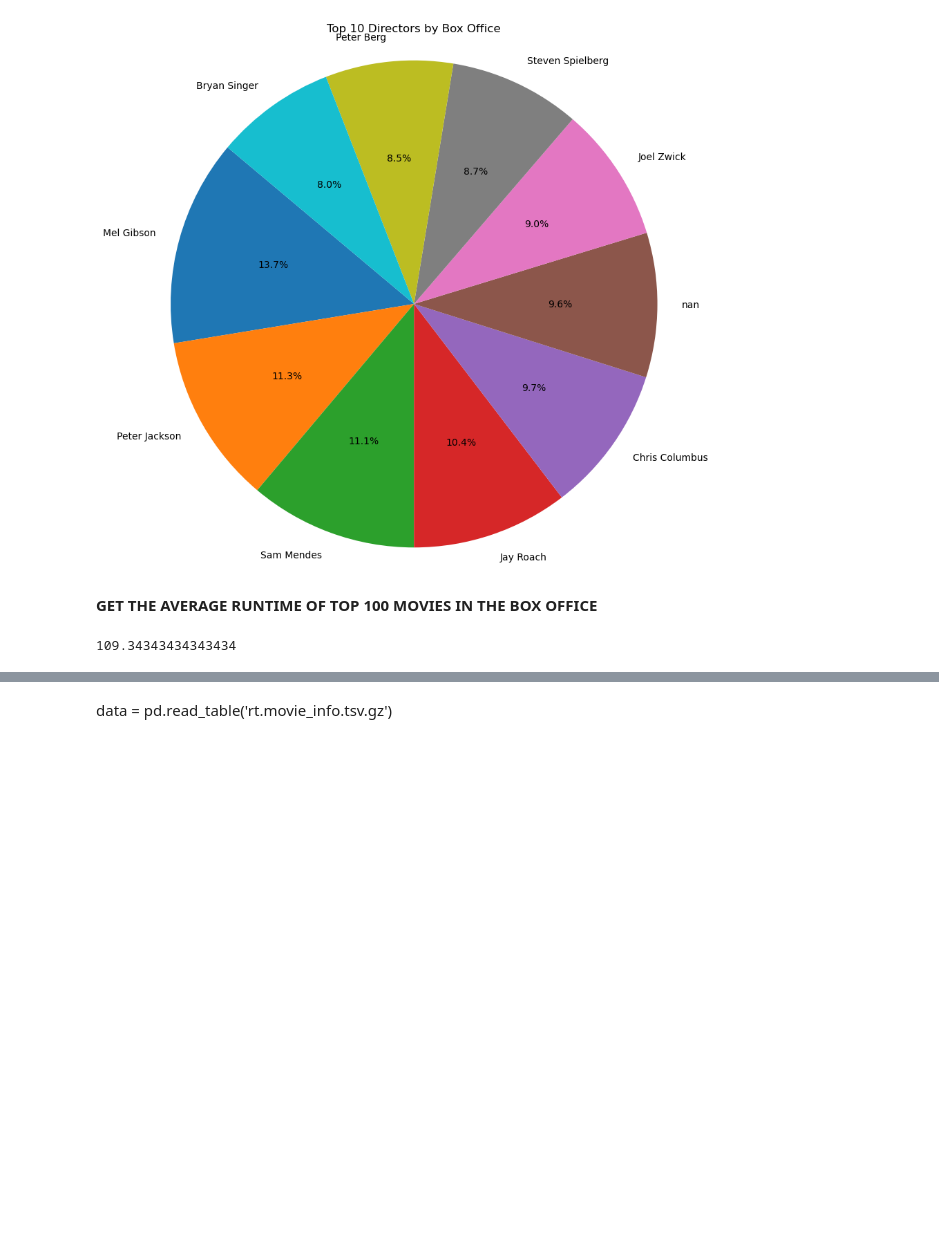
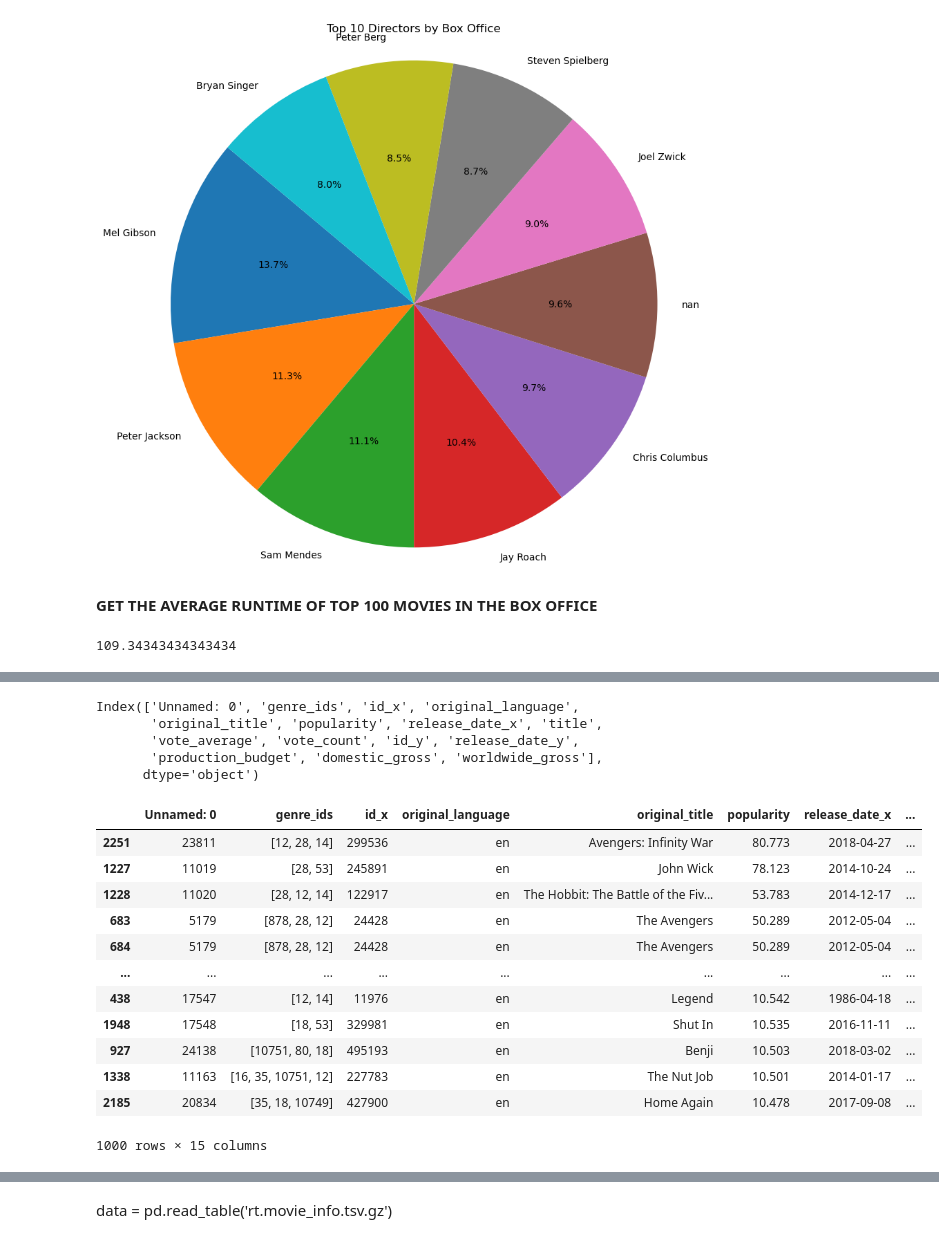
Before and after one commit to ISAACKW/PHASE1_PROJECT, a Jupyter notebook: index.ipynb, the cells around one changed output, grey strips where cells are left out. Saved outputs shown, nothing was run; the diff lists cells and outputs as text; code cells hidden in the pictures; blank space fills up the shorter version.

```diff
--- a/index.ipynb
+++ b/index.ipynb
@@ -233,0 +600,25 @@ average_runtime
+# %%
+df.columns
+# %% [output]
+Index(['Unnamed: 0', 'genre_ids', 'id_x', 'original_language',
+       'original_title', 'popularity', 'release_date_x', 'title',
+       'vote_average', 'vote_count', 'id_y', 'release_date_y',
+       'production_budget', 'domestic_gross', 'worldwide_gross'],
+      dtype='object')
+# %%
+top_1000_Pop_mvs = df.sort_values(by='popularity', ascending=False).head(1000)
+top_1000_Pop_mvs
+# %% [output]
+|  | Unnamed: 0 | genre_ids | id_x | original_language | original_title | popularity | release_date_x | ... |
+| 2251 | 23811 | [12, 28, 14] | 299536 | en | Avengers: Infinity War | 80.773 | 2018-04-27 | ... |
+| 1227 | 11019 | [28, 53] | 245891 | en | John Wick | 78.123 | 2014-10-24 | ... |
+| 1228 | 11020 | [28, 12, 14] | 122917 | en | The Hobbit: The Battle of the Fiv... | 53.783 | 2014-12-17 | ... |
+| 683 | 5179 | [878, 28, 12] | 24428 | en | The Avengers | 50.289 | 2012-05-04 | ... |
+| 684 | 5179 | [878, 28, 12] | 24428 | en | The Avengers | 50.289 | 2012-05-04 | ... |
+| ... | ... | ... | ... | ... | ... | ... | ... | ... |
+| 438 | 17547 | [12, 14] | 11976 | en | Legend | 10.542 | 1986-04-18 | ... |
+| 1948 | 17548 | [18, 53] | 329981 | en | Shut In | 10.535 | 2016-11-11 | ... |
+| 927 | 24138 | [10751, 80, 18] | 495193 | en | Benji | 10.503 | 2018-03-02 | ... |
+| 1338 | 11163 | [16, 35, 10751, 12] | 227783 | en | The Nut Job | 10.501 | 2014-01-17 | ... |
+| 2185 | 20834 | [35, 18, 10749] | 427900 | en | Home Again | 10.478 | 2017-09-08 | ... |
+1000 rows × 15 columns
```
Also changed, not shown: parts of 68 cells of this notebook.
